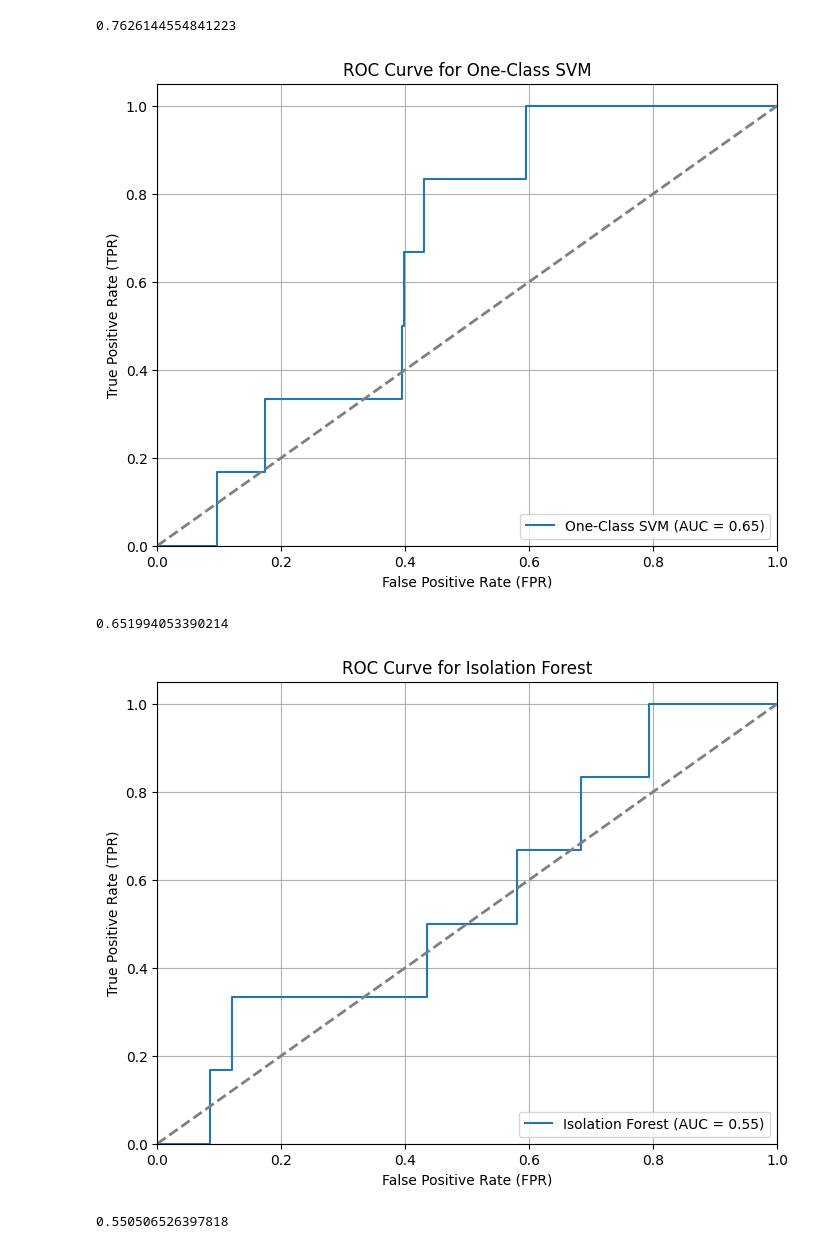
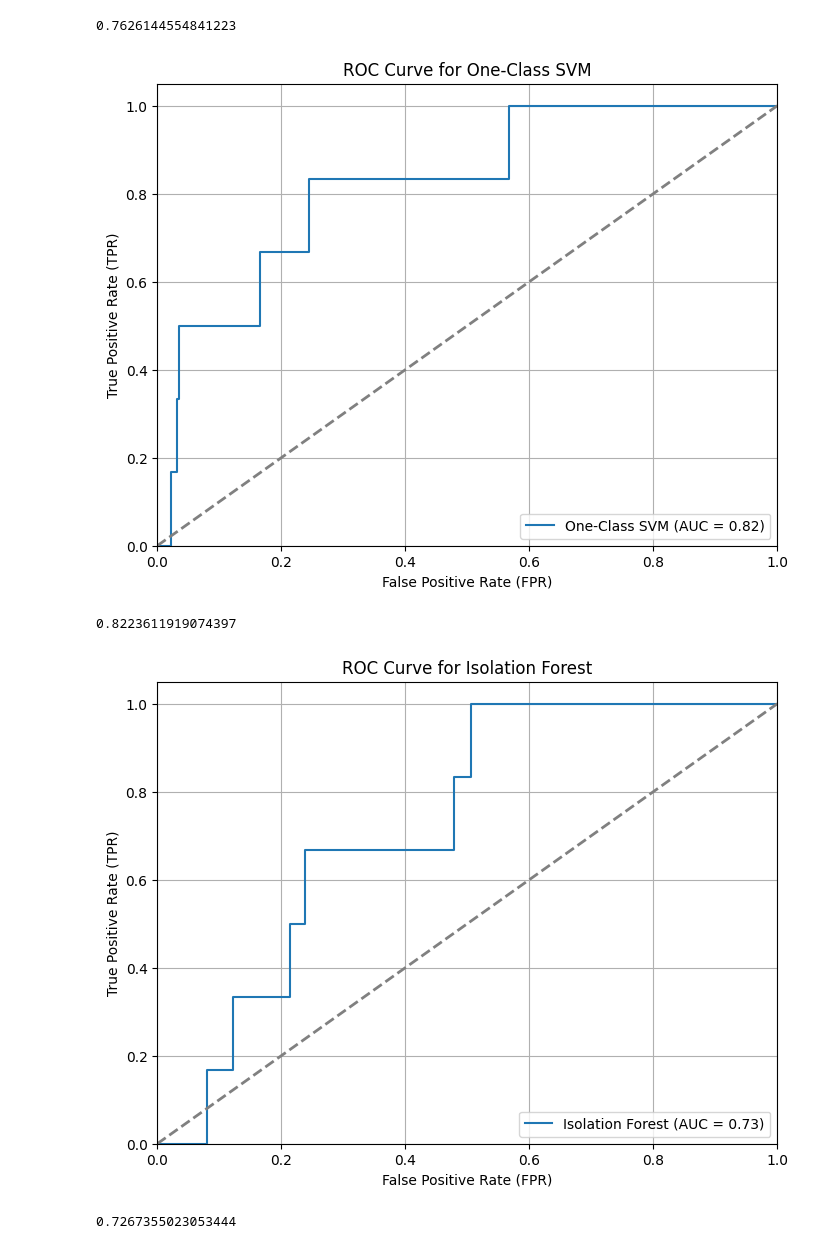
Before and after one commit to IKRAMJAAFAR/DeeL, a Jupyter notebook: models2.ipynb, the cells around one changed output. Cells and saved outputs as stored; diff of their text form; code cells hidden in the pictures.

```diff
--- a/models2.ipynb
+++ b/models2.ipynb
@@ -189,29 +189,29 @@ Epoch 10/10
 0.7626144554841223
 # %%
 # --- One-Class SVM Model ---
-svm = OneClassSVM(kernel='rbf', gamma='scale', nu=0.05)
+svm = OneClassSVM(kernel='rbf', gamma='scale', nu=0.9)
 svm.fit(scaled_data)
 scores_svm = -svm.decision_function(scaled_data)
 true_labels4 = data['is_anomaly'].values
 
 plot_roc(true_labels4, scores_svm, 'One-Class SVM')
 # %% [output]
-[figure, old version]
+[figure, new version]
-0.651994053390214
+0.8223611919074397
 # %%
 # --- Isolation Forest Model ---
 sequences5 = create_sequences(scaled_data, sequence_length)
 X5 = np.array([seq[0] for seq in sequences5])
 X5_flattened = X5.reshape(X5.shape[0], -1)
 
-iso_forest = IsolationForest(n_estimators=100, contamination=0.05, random_state=42)
+iso_forest = IsolationForest(n_estimators=300, contamination=0.1, random_state=100)
 iso_forest.fit(X5_flattened)
 scores_iso_forest = -iso_forest.decision_function(X5_flattened)
 
 plot_roc(true_labels, scores_iso_forest, 'Isolation Forest')
 # %% [output]
-[figure, old version]
+[figure, new version]
-0.550506526397818
+0.7267355023053444
 # %%
 # from statsmodels.tsa.seasonal import STL
 
```
